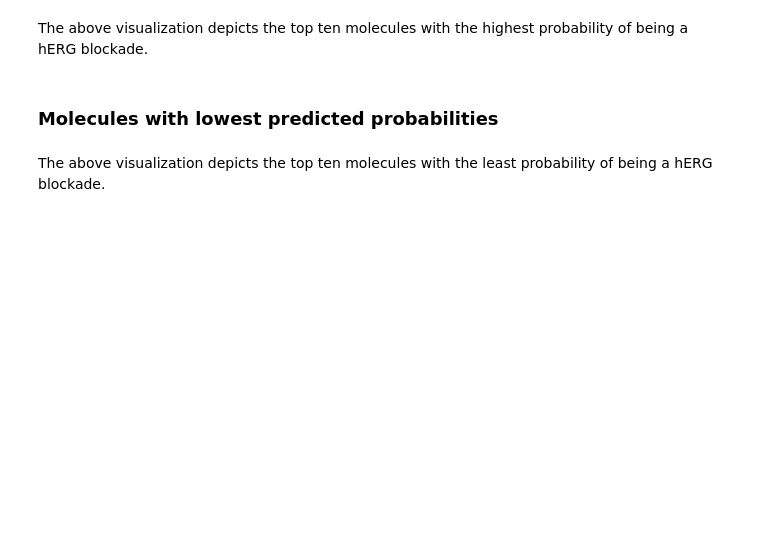
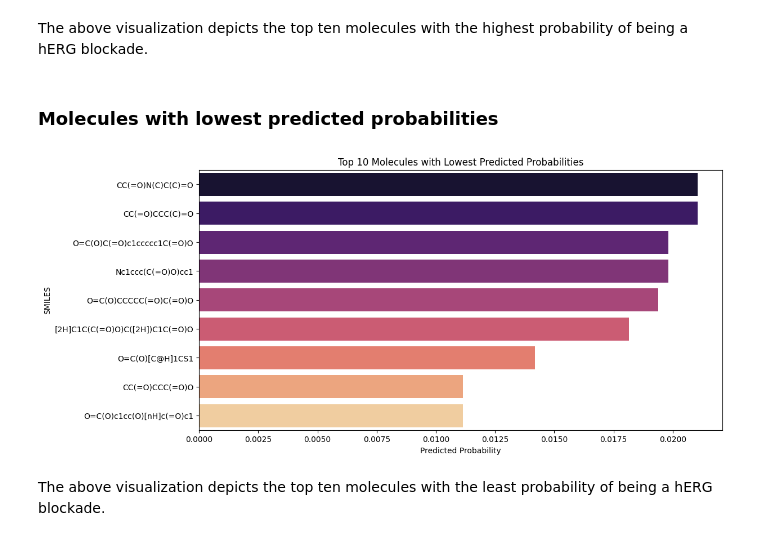
Before and after one commit to dubeyayushi/Contribution-Period-Ersilia, a Jupyter notebook: notebooks/00_model_bias_eos30gr.ipynb, the cells around one changed output. Cells and saved outputs as stored; diff of their text form; code cells hidden in the pictures; blank space fills up the shorter version.

```diff
--- a/notebooks/00_model_bias_eos30gr.ipynb
+++ b/notebooks/00_model_bias_eos30gr.ipynb
@@ -282,18 +400,20 @@ low_predictions = predictions_df.sort_values(by='activity10', ascending=False).t
 # %%
 # Create a bar plot
 plt.figure(figsize=(12, 6))
-sns.barplot(x='activity10', y='input', hue='input', data=low_predictions, palette='plasma', legend=False)
+sns.barplot(x='activity10', y='input', hue='input', data=low_predictions, palette='magma', legend=False)
 
 # Set plot labels and title
 plt.xlabel('Predicted Probability')
 plt.ylabel('SMILES')
-plt.title('Top 10 Molecules with Highest Predicted Probabilities')
+plt.title('Top 10 Molecules with Lowest Predicted Probabilities')
 
 #Save the plot
 figure_path = '../figures/model_bias/molecules_with_lowest_predicted_probabilities.png'
 plt.savefig(figure_path)
 
 # Show the plot
 plt.show()
+# %% [output]
+[figure, added]
 # %% [markdown]
 The above visualization depicts the top ten molecules with the least probability of being a hERG blockade.
```
Also changed, not shown: parts of 19 cells of this notebook, 3 other files.
